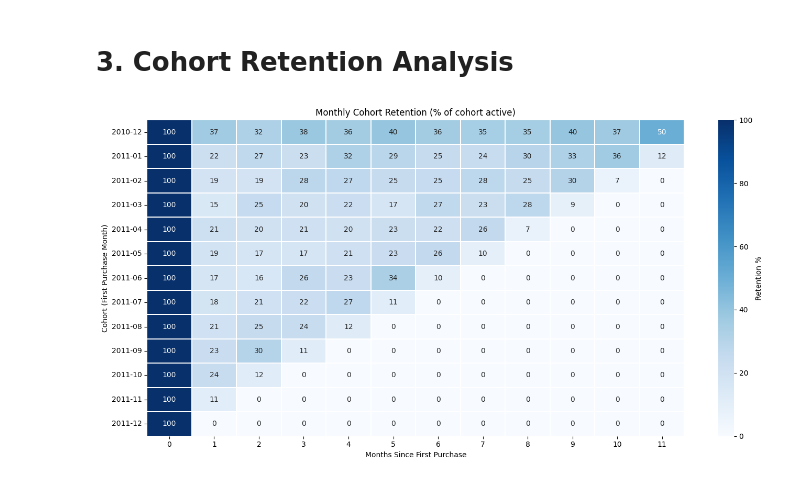
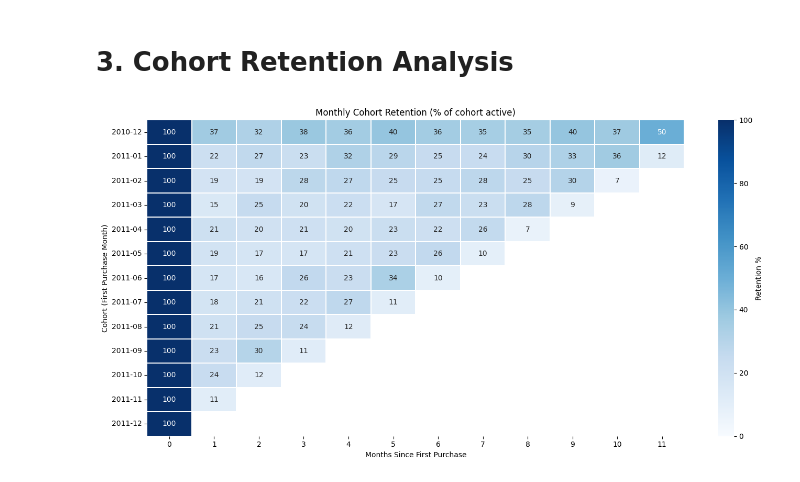
Before and after one commit to Vitor-FCCarvalho/customer-segmentation-ecommerce, a Jupyter notebook: notebooks/03_supplementary_analysis.ipynb, the cells around one changed output. Drawn from its saved outputs; the diff is of its cells as text; code cells hidden in the pictures.

```diff
--- a/notebooks/03_supplementary_analysis.ipynb
+++ b/notebooks/03_supplementary_analysis.ipynb
@@ -11,15 +11,19 @@ sys.path.insert(0, str(BASE_DIR / 'scripts'))
 
 from geographic_analysis import country_revenue, segment_by_country
 from product_analysis import product_affinity
-from cohort_analysis import cohort_matrix
+from cohort_analysis import cohort_matrix, cohort_long
 
 df_clean = pd.read_csv(BASE_DIR / 'data' / 'clean' / 'clean_retail.csv', low_memory=False)
 df_rfm   = pd.read_csv(BASE_DIR / 'exports' / 'customer_rmf.csv')
 
+# Purchase-behaviour analyses use sales only (returns are modelled separately)
+df_sales = df_clean[df_clean['TransactionType'] == 'Sale']
+
 SEGMENT_ORDER = [
-    'Champions', 'Loyal Customers', 'Need Attention',
-    'Promising', 'New Customers', "Can't Lose Them",
-    'Sleepers', 'Lost'
+    'Champions', 'Loyal Customers', 'Potential Loyalists',
+    'New Customers', 'Promising', 'Need Attention',
+    'About to Sleep', 'At Risk', "Can't Lose Them",
+    'Hibernating', 'Lost'
 ]
 # %% [markdown]
 # 1. Geographic Analysis
@@ -125,29 +135,32 @@ plt.show()
 # %% [markdown]
 # 3. Cohort Retention Analysis
 # %%
-_, df_retention = cohort_matrix(df_clean)
+df_cohort_w, df_retention_w = cohort_matrix(df_sales)
 
-df_ret_plot = df_retention.set_index('CohortMonth')
+# cohort_long drops not-yet-observable months; pivot to cohort x months-elapsed.
+# (cohort_matrix renames columns to 'Month_n_Pct' strings, so the long helper is
+#  the reliable way to get a numeric MonthsElapsed axis.)
+clong = cohort_long(df_cohort_w, df_retention_w)
+df_ret_plot = clong.pivot(index='CohortMonth', columns='MonthsElapsed', values='RetentionPct')
 
-# Limit to month 0-11 columns (full year of follow-up)
-month_cols = [c for c in df_ret_plot.columns if isinstance(c, int) and c <= 11]
-df_ret_plot = df_ret_plot[month_cols]
+# Limit to the first year of follow-up (months 0-11)
+df_ret_plot = df_ret_plot[[c for c in df_ret_plot.columns if c <= 11]]
 
 fig, ax = plt.subplots(figsize=(14, 7))
 sns.heatmap(
     df_ret_plot,
     annot=True, fmt='.0f', cmap='Blues',
     linewidths=0.3, ax=ax,
     cbar_kws={'label': 'Retention %'},
     vmin=0, vmax=100
 )
 ax.set_title('Monthly Cohort Retention (% of cohort active)')
 ax.set_xlabel('Months Since First Purchase')
 ax.set_ylabel('Cohort (First Purchase Month)')
 plt.tight_layout()
 plt.show()
 # %% [output]
-[figure, old version]
+[figure, new version]
 # %% [markdown]
 # 4. Segment Behavioral Profiles & Marketing Recommendations
 
```
Also changed, not shown: parts of 6 cells of this notebook, 23 other files.
